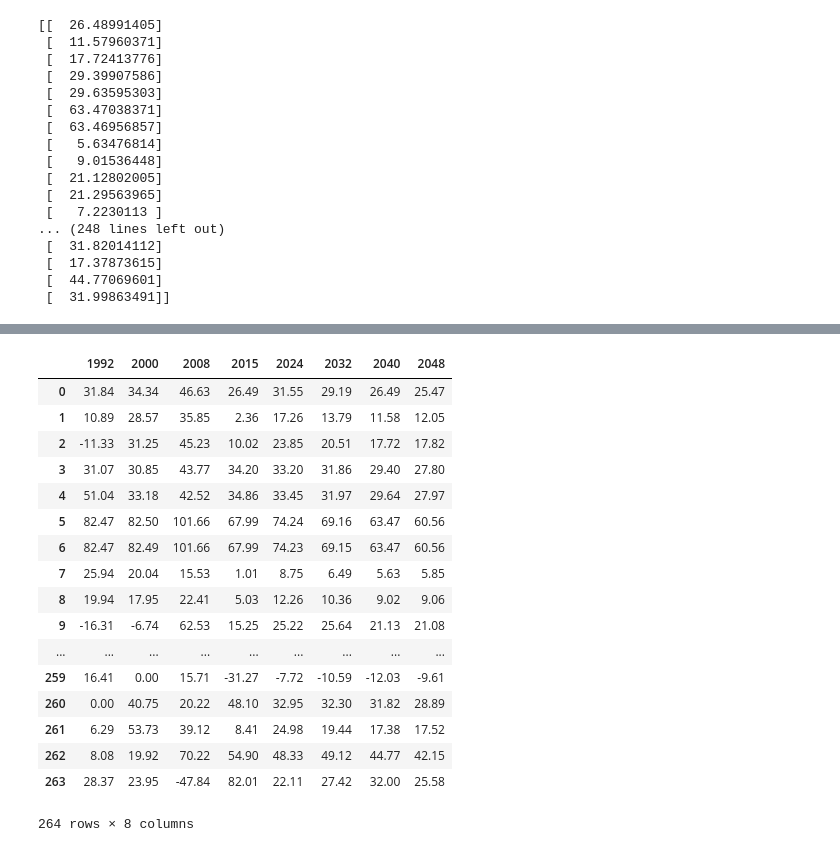
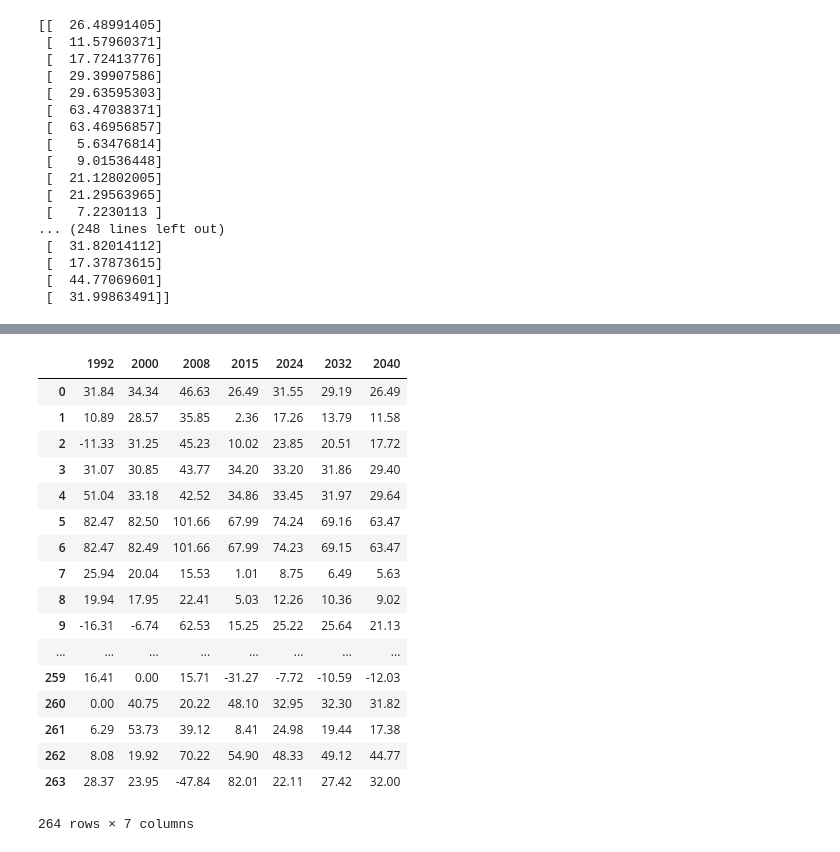
Before and after one commit to rohitshukla92/BigDataProject, a Jupyter notebook: WDI.ipynb, the cells around one changed output, grey strips where cells are left out. Cells and saved outputs as stored; diff of their text form; code cells hidden in the pictures.

```diff
--- a/WDI.ipynb
+++ b/WDI.ipynb
@@ -271,23 +239,23 @@ X_wdi_2040['2048'] = s
 # %%
-X_wdi_2048 = X_wdi_2040.round(2)
+X_wdi_2032 = X_wdi_2032.round(2)
-# %%
-X_wdi_2048
-# %% [output]
-|  | 1992 | 2000 | 2008 | 2015 | 2024 | 2032 | 2040 | 2048 |
-| 0 | 31.84 | 34.34 | 46.63 | 26.49 | 31.55 | 29.19 | 26.49 | 25.47 |
-| 1 | 10.89 | 28.57 | 35.85 | 2.36 | 17.26 | 13.79 | 11.58 | 12.05 |
-| 2 | -11.33 | 31.25 | 45.23 | 10.02 | 23.85 | 20.51 | 17.72 | 17.82 |
-| 3 | 31.07 | 30.85 | 43.77 | 34.20 | 33.20 | 31.86 | 29.40 | 27.80 |
-| 4 | 51.04 | 33.18 | 42.52 | 34.86 | 33.45 | 31.97 | 29.64 | 27.97 |
-| 5 | 82.47 | 82.50 | 101.66 | 67.99 | 74.24 | 69.16 | 63.47 | 60.56 |
-| 6 | 82.47 | 82.49 | 101.66 | 67.99 | 74.23 | 69.15 | 63.47 | 60.56 |
-| 7 | 25.94 | 20.04 | 15.53 | 1.01 | 8.75 | 6.49 | 5.63 | 5.85 |
-| 8 | 19.94 | 17.95 | 22.41 | 5.03 | 12.26 | 10.36 | 9.02 | 9.06 |
-| 9 | -16.31 | -6.74 | 62.53 | 15.25 | 25.22 | 25.64 | 21.13 | 21.08 |
-| ... | ... | ... | ... | ... | ... | ... | ... | ... |
-| 259 | 16.41 | 0.00 | 15.71 | -31.27 | -7.72 | -10.59 | -12.03 | -9.61 |
-| 260 | 0.00 | 40.75 | 20.22 | 48.10 | 32.95 | 32.30 | 31.82 | 28.89 |
-| 261 | 6.29 | 53.73 | 39.12 | 8.41 | 24.98 | 19.44 | 17.38 | 17.52 |
-| 262 | 8.08 | 19.92 | 70.22 | 54.90 | 48.33 | 49.12 | 44.77 | 42.15 |
-| 263 | 28.37 | 23.95 | -47.84 | 82.01 | 22.11 | 27.42 | 32.00 | 25.58 |
-264 rows × 8 columns
+# %%
+X_wdi_2032
+# %% [output]
+|  | 1992 | 2000 | 2008 | 2015 | 2024 | 2032 | 2040 |
+| 0 | 31.84 | 34.34 | 46.63 | 26.49 | 31.55 | 29.19 | 26.49 |
+| 1 | 10.89 | 28.57 | 35.85 | 2.36 | 17.26 | 13.79 | 11.58 |
+| 2 | -11.33 | 31.25 | 45.23 | 10.02 | 23.85 | 20.51 | 17.72 |
+| 3 | 31.07 | 30.85 | 43.77 | 34.20 | 33.20 | 31.86 | 29.40 |
+| 4 | 51.04 | 33.18 | 42.52 | 34.86 | 33.45 | 31.97 | 29.64 |
+| 5 | 82.47 | 82.50 | 101.66 | 67.99 | 74.24 | 69.16 | 63.47 |
+| 6 | 82.47 | 82.49 | 101.66 | 67.99 | 74.23 | 69.15 | 63.47 |
+| 7 | 25.94 | 20.04 | 15.53 | 1.01 | 8.75 | 6.49 | 5.63 |
+| 8 | 19.94 | 17.95 | 22.41 | 5.03 | 12.26 | 10.36 | 9.02 |
+| 9 | -16.31 | -6.74 | 62.53 | 15.25 | 25.22 | 25.64 | 21.13 |
+| ... | ... | ... | ... | ... | ... | ... | ... |
+| 259 | 16.41 | 0.00 | 15.71 | -31.27 | -7.72 | -10.59 | -12.03 |
+| 260 | 0.00 | 40.75 | 20.22 | 48.10 | 32.95 | 32.30 | 31.82 |
+| 261 | 6.29 | 53.73 | 39.12 | 8.41 | 24.98 | 19.44 | 17.38 |
+| 262 | 8.08 | 19.92 | 70.22 | 54.90 | 48.33 | 49.12 | 44.77 |
+| 263 | 28.37 | 23.95 | -47.84 | 82.01 | 22.11 | 27.42 | 32.00 |
+264 rows × 7 columns
```
Also changed, not shown: parts of 1 cell of this notebook, 1 other file.
